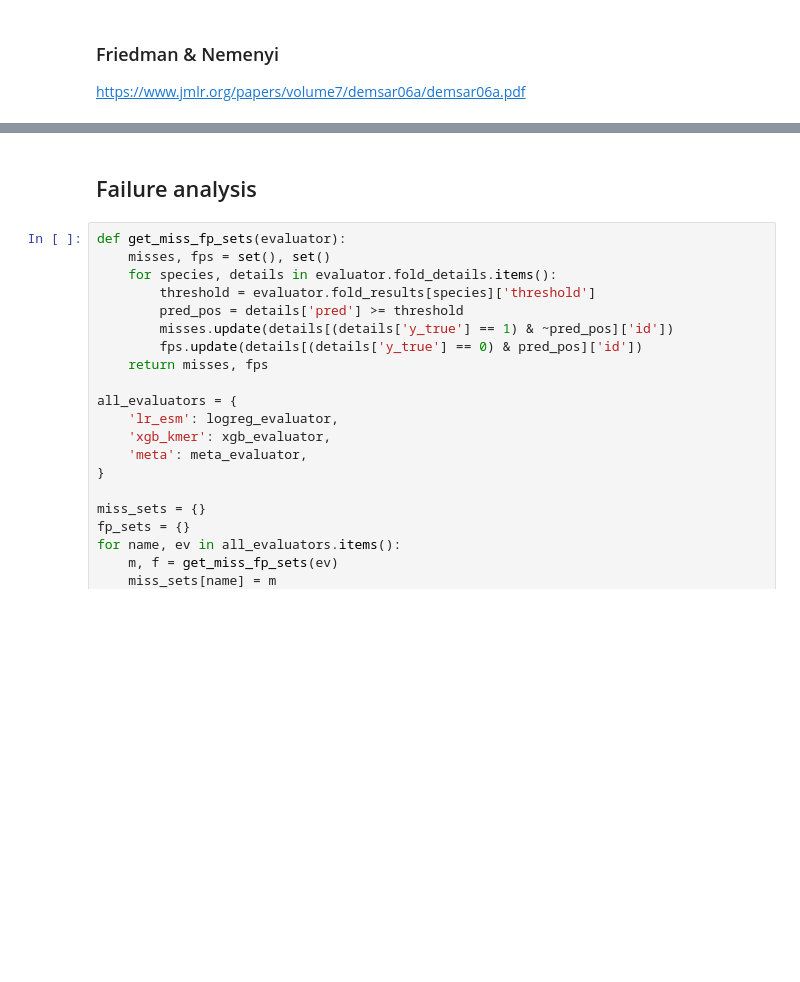
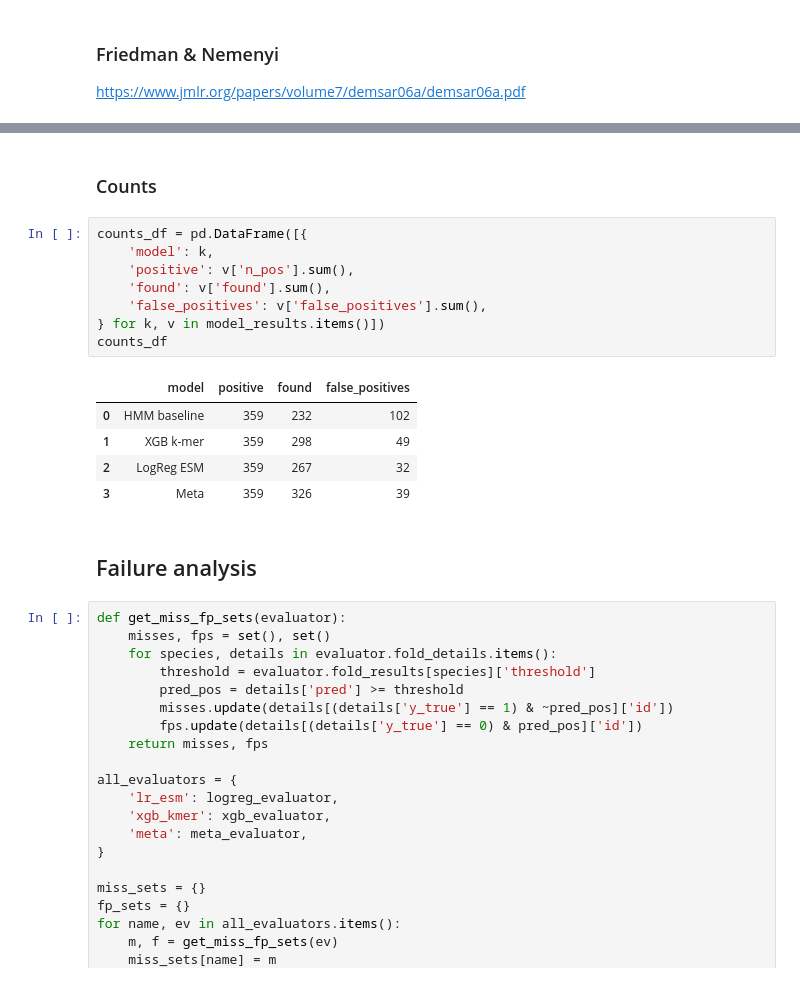
Before and after one commit to Kirk-KD/LRK10L-ML, a Jupyter notebook: notebooks/main.ipynb, the cells around one changed output, grey strips where cells are left out. Saved outputs shown, nothing was run; the diff lists cells and outputs as text; blank space fills up the shorter version.

```diff
--- a/notebooks/main.ipynb
+++ b/notebooks/main.ipynb
@@ -1566,3 +1645,19 @@ Recall: Friedman chi2=2.500, p=0.4753
+# %% [markdown]
+### Counts
+# %%
+counts_df = pd.DataFrame([{
+    'model': k,
+    'positive': v['n_pos'].sum(),
+    'found': v['found'].sum(),
+    'false_positives': v['false_positives'].sum(),
+} for k, v in model_results.items()])
+counts_df
+# %% [output]
+|  | model | positive | found | false_positives |
+| 0 | HMM baseline | 359 | 232 | 102 |
+| 1 | XGB k-mer | 359 | 298 | 49 |
+| 2 | LogReg ESM | 359 | 267 | 32 |
+| 3 | Meta | 359 | 326 | 39 |
 # %% [markdown]
 ## Failure analysis
 # %%
```
Also changed, not shown: parts of 49 cells of this notebook, 2 other files.
